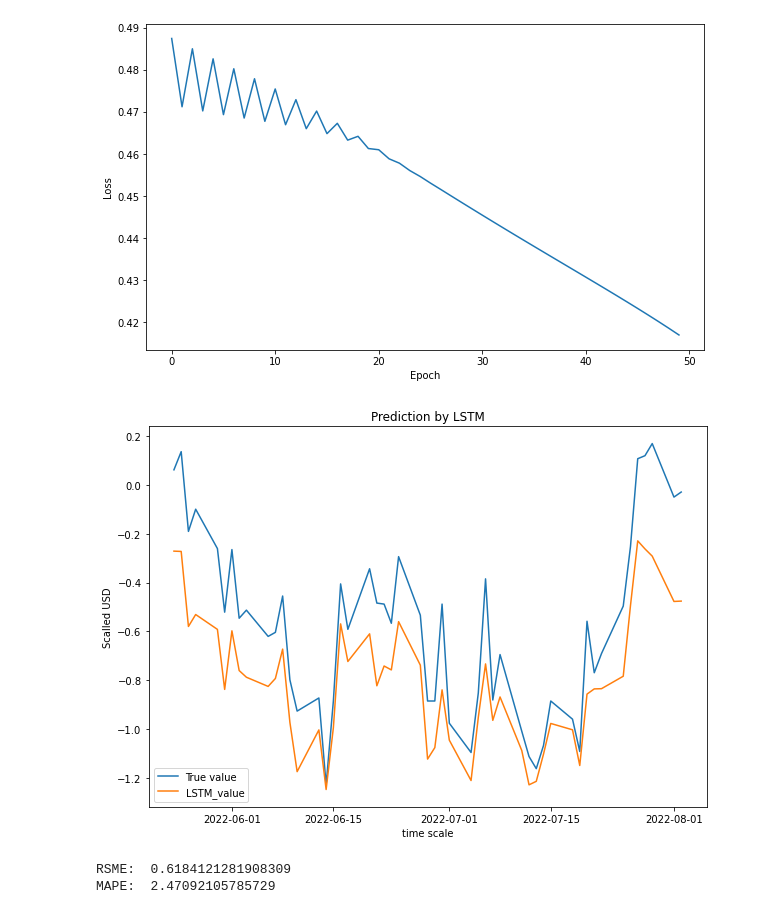
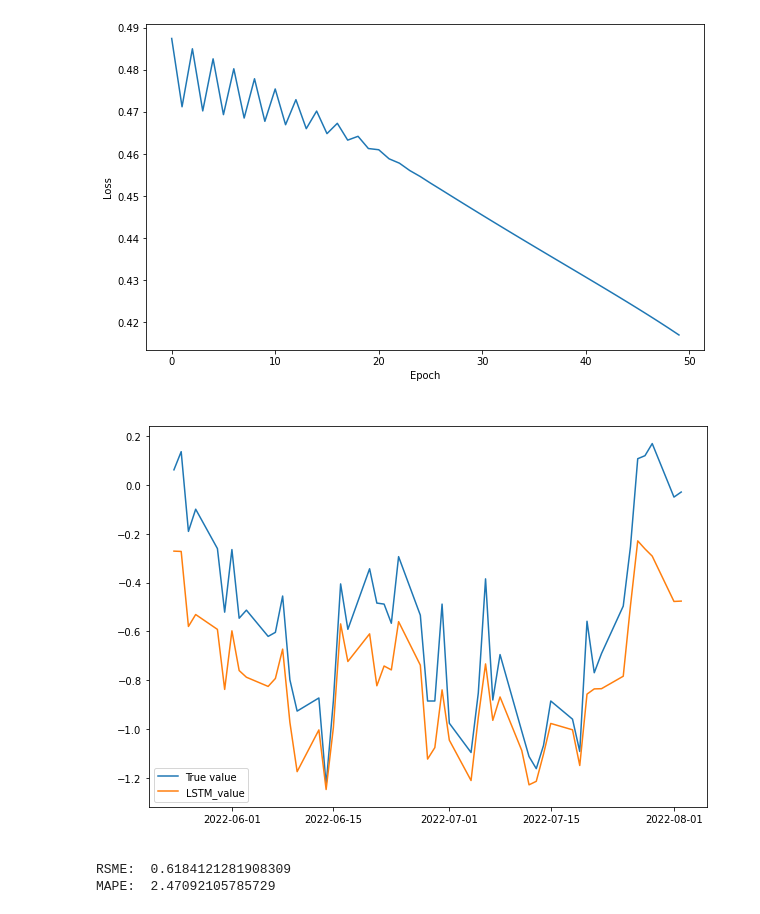
Before and after one commit to Shinnosuke2012/Stockprice_prediction, a Jupyter notebook: stockprice_regression.ipynb, the cells around one changed output. Cells and saved outputs as stored; diff of their text form; code cells hidden in the pictures.

Commit message:
figure image is modified

```diff
--- a/stockprice_regression.ipynb
+++ b/stockprice_regression.ipynb
@@ -274,16 +274,17 @@ y_pred = y_pred[:,3,:]
 # %%
 #y_testとy_predをプロットする
 
-plt.figure(figsize=(10,7))
+fig = plt.figure(figsize=(10,7))
 plt.plot(test_date,y_test,label="True value")
 plt.plot(test_date,y_pred,label="LSTM_value")
-plt.xlabel("time scale")
-plt.ylabel("Scalled USD")
-plt.title("Prediction by LSTM")
+plt.xlabel("time scale",color="white")
+plt.ylabel("Scalled USD",color="white")
+plt.title("Prediction by LSTM",color="white")
 plt.legend(loc='best')
 plt.show()
+fig.savefig("result.png")
 # %% [output]
-[figure, old version]
+[figure, new version]
 # %%
 rmse = mean_squared_error(y_test,y_pred,squared=False)
 mape = mean_absolute_percentage_error(y_test,y_pred)
```
Also changed, not shown: 2 other files.
